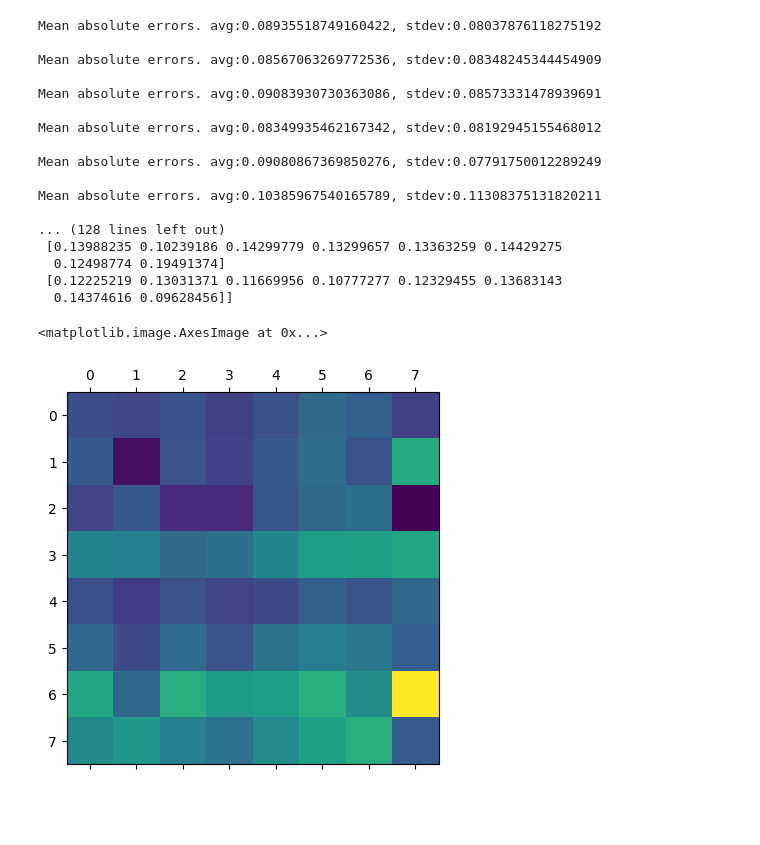
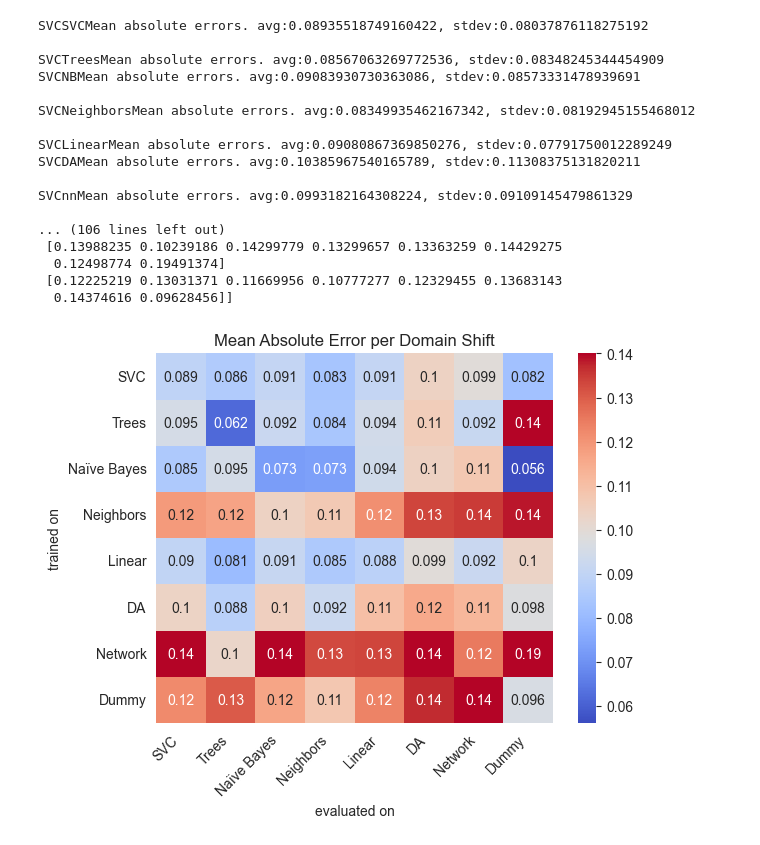
Before and after one commit to Maxmwoan/Research-Project, a Jupyter notebook: graphmaker_experiment1.ipynb, the cells around one changed output. Drawn from its saved outputs; the diff is of its cells as text; code cells hidden in the pictures; blank space fills up the shorter version.

Commit message:
Made graphs showing results

```diff
--- a/graphmaker_experiment1.ipynb
+++ b/graphmaker_experiment1.ipynb
@@ -4,7 +6,13 @@ import matplotlib.pyplot as plt
 # %%
 groups = {"SVC": 0, "Trees": 1, "NB": 2, "Neighbors":3, "Linear":4, "DA":5, "nn":6, "Dummy":7}
+labels = ["SVC", "Trees", "Naïve Bayes", "Neighbors", "Linear", "DA", "Network", "Dummy"]
 
 MAE_matrix = np.zeros((8,8))
+MAE_stdev = np.zeros((8,8))
+CI_matrix = np.zeros((8,8))
+CI_stdev = np.zeros((8,8))
+CI_sizes = np.zeros((8,8))
+CI_sizes_stdev = np.zeros((8,8))
 
 for trained_on in groups.keys():
     for eval_on in groups.keys():
@@ -12,38 +20,66 @@ for trained_on in groups.keys():
         with open(file_dir, 'r') as file:
             lines = file.readlines()
 
-        print(lines[1])
+        print(trained_on + eval_on + lines[1])
 
         MAE_info = lines[1]
+        percent_CI_info = lines[3]
 
         x = MAE_info.split(" ")[3].removeprefix("avg:").removesuffix(",")
         MAE = float(x)
 
+        stdev = MAE_info.split(" ")[4].removeprefix("stdev:").removesuffix(",")
+        stdev = float(stdev)
+
         MAE_matrix[groups[trained_on]][groups[eval_on]] = MAE
+        MAE_stdev[groups[trained_on]][groups[eval_on]] = stdev
+
+        percent_in_CI = eval(lines[2])
+        percent_in_CI = [i * 100 for i in percent_in_CI]
+        avg = np.average(percent_in_CI)
+        stdev = np.std(percent_in_CI)
+
+        CI_matrix[groups[trained_on]][groups[eval_on]] = avg
+        CI_stdev[groups[trained_on]][groups[eval_on]] = stdev
+
+        sizes = eval(lines[4])
+        avg = np.average(sizes)
+        stdev = np.std(sizes)
+
+        CI_sizes[groups[trained_on]][groups[eval_on]] = avg
+        CI_sizes_stdev[groups[trained_on]][groups[eval_on]] = stdev
 
 print(MAE_matrix)
 
 pass
 # %% [output]
-Mean absolute errors. avg:0.08935518749160422, stdev:0.08037876118275192
+SVCSVCMean absolute errors. avg:0.08935518749160422, stdev:0.08037876118275192
 
-Mean absolute errors. avg:0.08567063269772536, stdev:0.08348245344454909
+SVCTreesMean absolute errors. avg:0.08567063269772536, stdev:0.08348245344454909
+SVCNBMean absolute errors. avg:0.09083930730363086, stdev:0.08573331478939691
 
-Mean absolute errors. avg:0.09083930730363086, stdev:0.08573331478939691
+SVCNeighborsMean absolute errors. avg:0.08349935462167342, stdev:0.08192945155468012
 
-Mean absolute errors. avg:0.08349935462167342, stdev:0.08192945155468012
+SVCLinearMean absolute errors. avg:0.09080867369850276, stdev:0.07791750012289249
+SVCDAMean absolute errors. avg:0.10385967540165789, stdev:0.11308375131820211
 
-Mean absolute errors. avg:0.09080867369850276, stdev:0.07791750012289249
+SVCnnMean absolute errors. avg:0.0993182164308224, stdev:0.09109145479861329
 
-Mean absolute errors. avg:0.10385967540165789, stdev:0.11308375131820211
-
-... (128 lines left out)
+... (106 lines left out)
  [0.13988235 0.10239186 0.14299779 0.13299657 0.13363259 0.14429275
   0.12498774 0.19491374]
  [0.12225219 0.13031371 0.11669956 0.10777277 0.12329455 0.13683143
   0.14374616 0.09628456]]
 # %%
-plt.matshow(MAE_matrix)
+plot = sns.heatmap(MAE_matrix,
+            cmap="coolwarm",
+            annot=True,
+            vmax=0.14,
+            xticklabels=labels,
+            yticklabels=labels)
+plot.set(ylabel="trained on", xlabel="evaluated on")
+plot.set_xticklabels(labels= labels, rotation=45, ha="right")
+plot.set_title("Mean Absolute Error per Domain Shift")
+plt.show()
 # %% [output]
-<matplotlib.image.AxesImage at 0x...>
-[figure, old version]
+[figure, new version]
```
Also changed, not shown: parts of 9 cells of this notebook.
